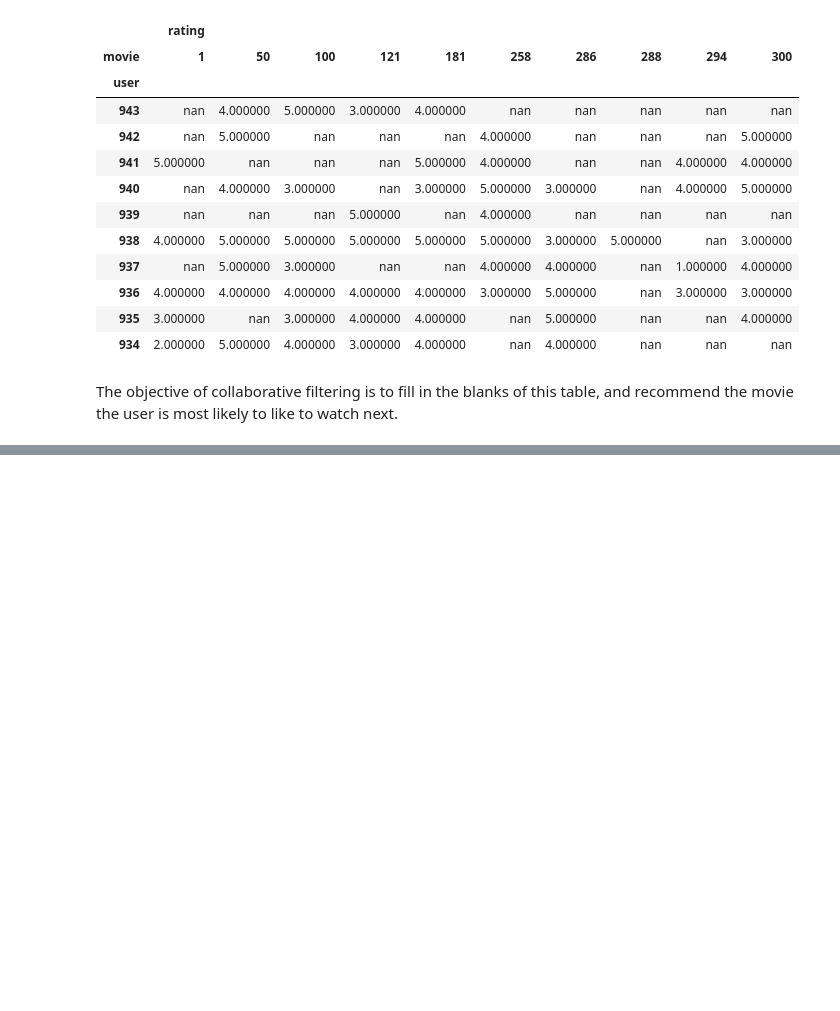
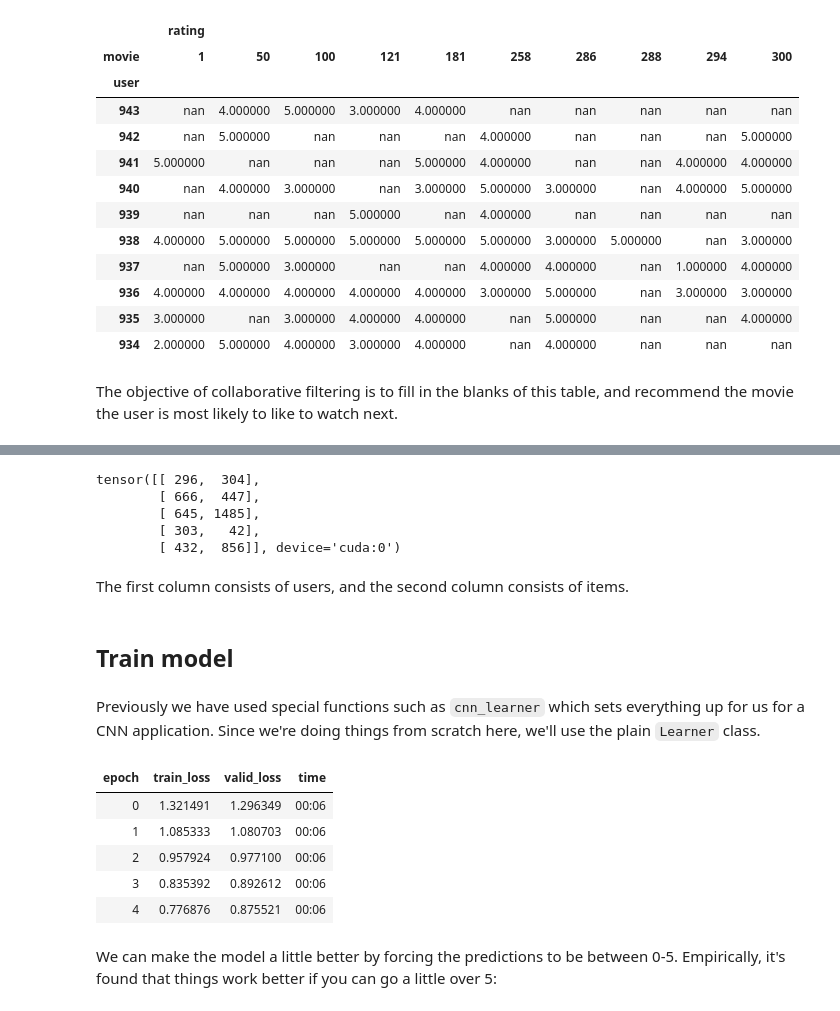
Before and after one commit to jaryaman/fastai-v4, a Jupyter notebook: notebooks/06-JA-collaborative-filtering.ipynb, the cells around one changed output, grey strips where cells are left out. Cells and saved outputs as stored; diff of their text form; code cells hidden in the pictures; blank space fills up the shorter version.

```diff
--- a/notebooks/06-JA-collaborative-filtering.ipynb
+++ b/notebooks/06-JA-collaborative-filtering.ipynb
@@ -99,0 +158,7 @@ The objective of collaborative filtering is to fill in the blanks of this table,
+# %%
+n_users = len(dls.classes['user'])
+n_titles = len(dls.classes['title'])
+n_factors = 5
+
+user_factors = torch.randn(n_users, n_factors)
+movie_factors = torch.randn(n_titles, n_factors)
@@ -99,0 +199,12 @@ The objective of collaborative filtering is to fill in the blanks of this table,
+# %%
+class DotProduct(Module):
+    def __init__(self, n_users, n_movies, n_factors):
+        self.user_factors = Embedding(n_users, n_factors)
+        self.movie_factors = Embedding(n_movies, n_factors)
+
+    def forward(self, x):
+        users = self.user_factors(x[:,0])  # for every user, get the corresponding latent factors
+        movies = self.movie_factors(x[:,1]) # for every movie, get the corresponding latent factors
+
+        # perform a dot product for each (user, movie). dim=0 is the mini-batch dimension.
+        return (users * movies).sum(dim=1)
@@ -99,0 +217,28 @@ The objective of collaborative filtering is to fill in the blanks of this table,
+# %%
+x[:5]
+# %% [output]
+tensor([[ 296,  304],
+        [ 666,  447],
+        [ 645, 1485],
+        [ 303,   42],
+        [ 432,  856]], device='cuda:0')
+# %% [markdown]
+The first column consists of users, and the second column consists of items.
+# %% [markdown]
+## Train model
+# %% [markdown]
+Previously we have used special functions such as `cnn_learner` which sets everything up for us for a CNN application. Since we're doing things from scratch here, we'll use the plain `Learner` class.
+# %%
+model = DotProduct(n_users, n_titles, 50)
+learn = Learner(dls, model, loss_func=MSELossFlat())
+# %%
+learn.fit_one_cycle(5, 5e-3)
+# %% [output]
+| epoch | train_loss | valid_loss | time |
+| 0 | 1.321491 | 1.296349 | 00:06 |
+| 1 | 1.085333 | 1.080703 | 00:06 |
+| 2 | 0.957924 | 0.977100 | 00:06 |
+| 3 | 0.835392 | 0.892612 | 00:06 |
+| 4 | 0.776876 | 0.875521 | 00:06 |
+# %% [markdown]
+We can make the model a little better by forcing the predictions to be between 0-5. Empirically, it's found that things work better if you can go a little over 5:
```
Also changed, not shown: parts of 46 cells of this notebook, 1 other file.
